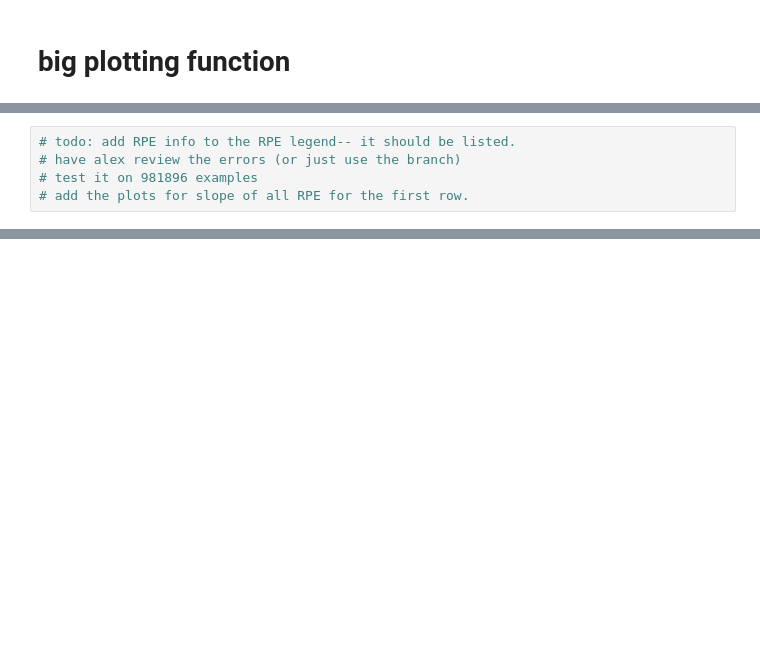
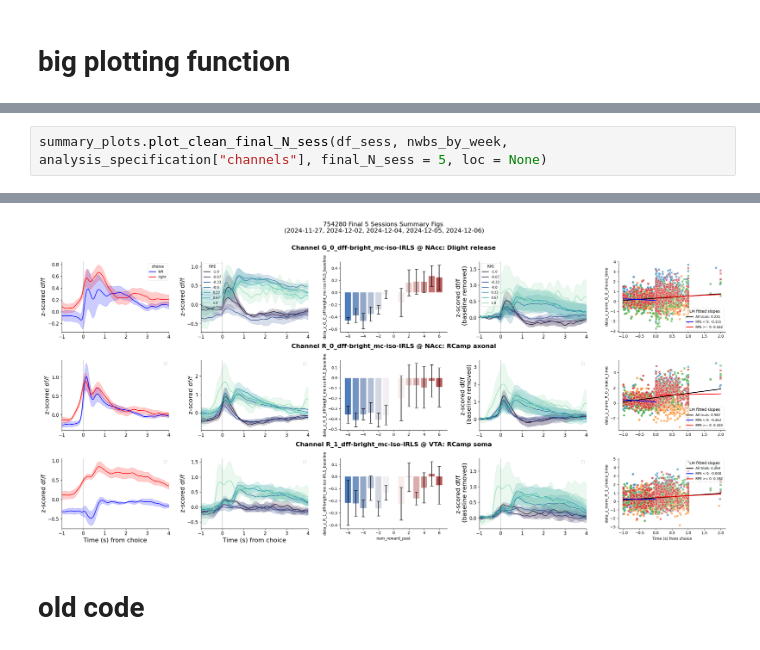
Before and after one commit to rachelstephlee/rachel-grouped-aind-analysis-wrapper, a Jupyter notebook: code/analysis_wrapper/test.ipynb, the cells around one changed output, grey strips where cells are left out. Saved outputs shown, nothing was run; the diff lists cells and outputs as text; blank space fills up the shorter version.

```diff
--- a/code/analysis_wrapper/test.ipynb
+++ b/code/analysis_wrapper/test.ipynb
@@ -427,5 +407,3 @@ plot_weekly_grid(df_sess,nwbs_by_week,analysis_specification["channels"])
-# %%
-# todo: add RPE info to the RPE legend-- it should be listed.
-# have alex review the errors (or just use the branch)
-# test it on 981896 examples
-# add the plots for slope of all RPE for the first row.
+# %%
+summary_plots.plot_clean_final_N_sess(df_sess, nwbs_by_week, analysis_specification["channels"], final_N_sess = 5, loc = None)
+# %% [output]
@@ -431,0 +419,3 @@ plot_weekly_grid(df_sess,nwbs_by_week,analysis_specification["channels"])
+[figure, added]
+# %% [markdown]
+# old code
```
Also changed, not shown: parts of 32 cells of this notebook, 5 other files.
